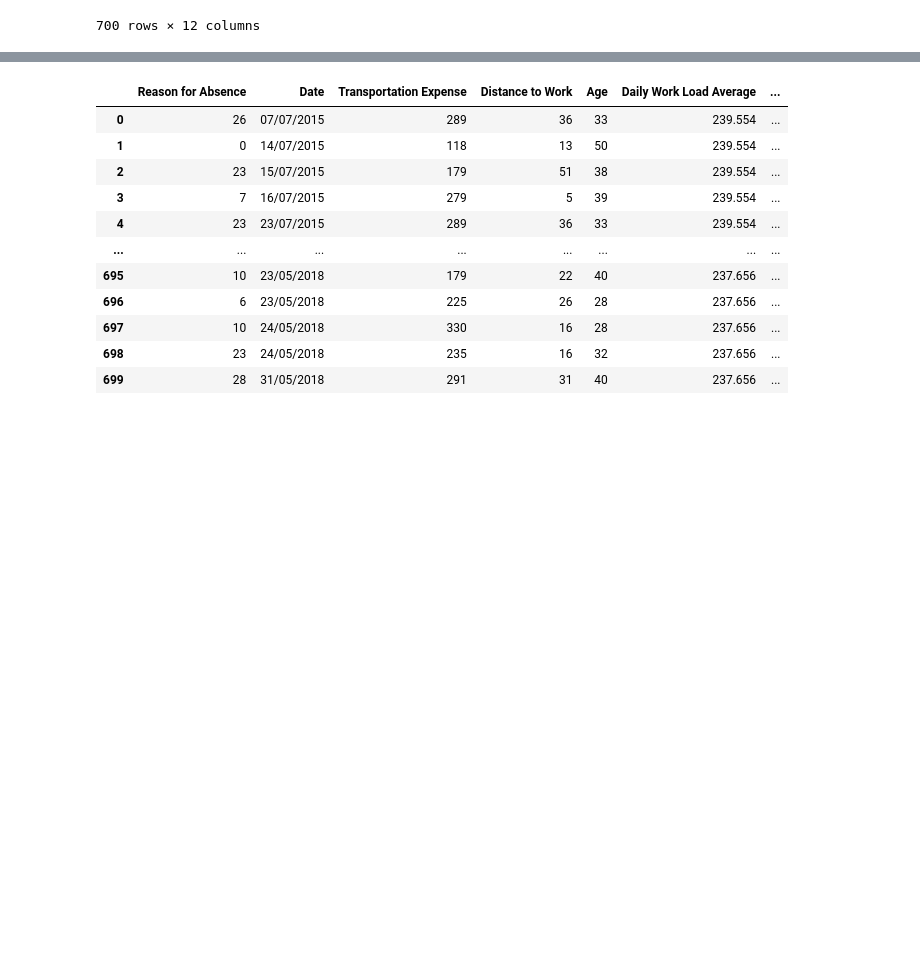
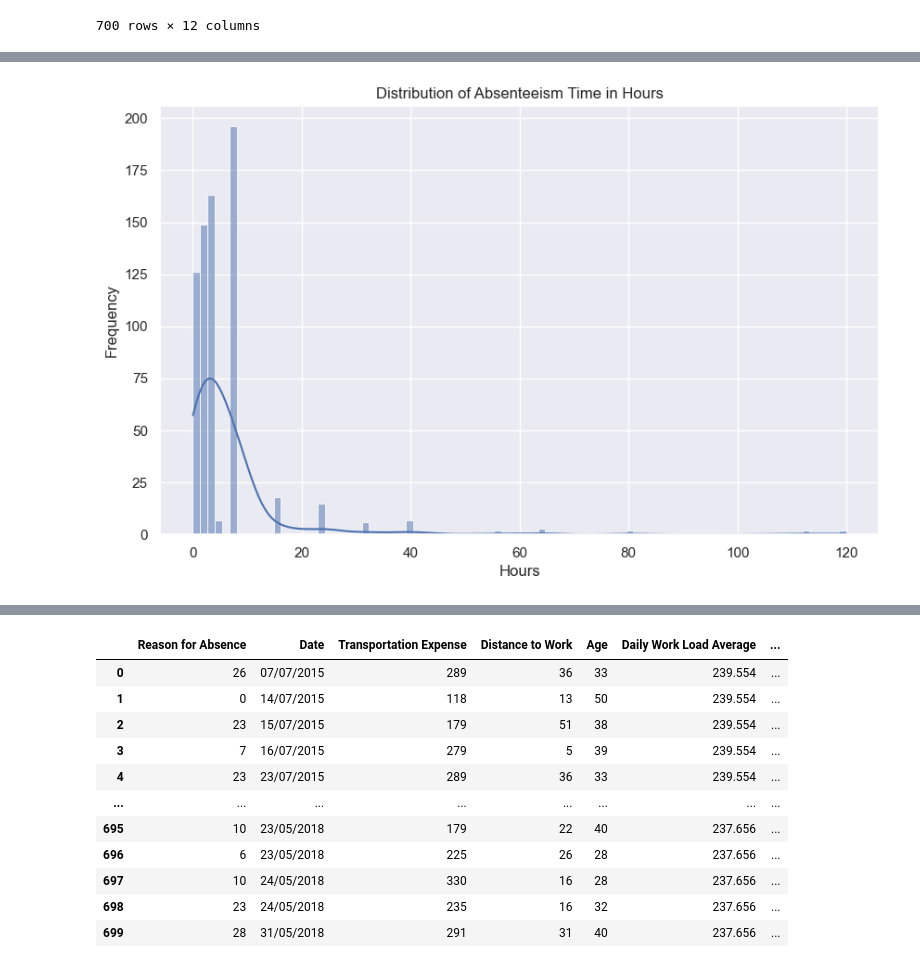
Before and after one commit to joseph-ishola/Employee-Absenteeism, a Jupyter notebook: log_reg.ipynb, the cells around one changed output, grey strips where cells are left out. Drawn from its saved outputs; the diff is of its cells as text; code cells hidden in the pictures; blank space fills up the shorter version.

```diff
--- a/log_reg.ipynb
+++ b/log_reg.ipynb
@@ -1,3 +3,6 @@
 # %%
 import pandas as pd
 import numpy as np
+import matplotlib.pyplot as plt
+import seaborn as sns
+sns.set()
@@ -4,6 +11,6 @@ import numpy as np
 # %%
-data  = pd.read_csv('Absenteeism_data.csv')
-data
+raw_data  = pd.read_csv('Absenteeism_data.csv')
+raw_data
 # %% [output]
 |  | ID | Reason for Absence | Date | Transportation Expense | Distance to Work | Age | ... |
 | 0 | 11 | 26 | 07/07/2015 | 289 | 36 | 33 | ... |
@@ -18,3 +25,6 @@ data
 | 698 | 25 | 23 | 24/05/2018 | 235 | 16 | 32 | ... |
 | 699 | 15 | 28 | 31/05/2018 | 291 | 31 | 40 | ... |
 700 rows × 12 columns
+# %%
+data = raw_data.copy()
+data.info()
@@ -20,0 +66,11 @@ data
+# %%
+# Visualize the distribution of absenteeism hours
+plt.figure(figsize=(10, 6))
+sns.histplot(data['Absenteeism Time in Hours'], kde=True)
+plt.title('Distribution of Absenteeism Time in Hours')
+plt.xlabel('Hours')
+plt.ylabel('Frequency')
+plt.savefig('pictures/absenteeism_distribution.png')
+plt.show()
+# %% [output]
+[figure, added]
```
Also changed, not shown: parts of 27 cells of this notebook, 5 other files.
